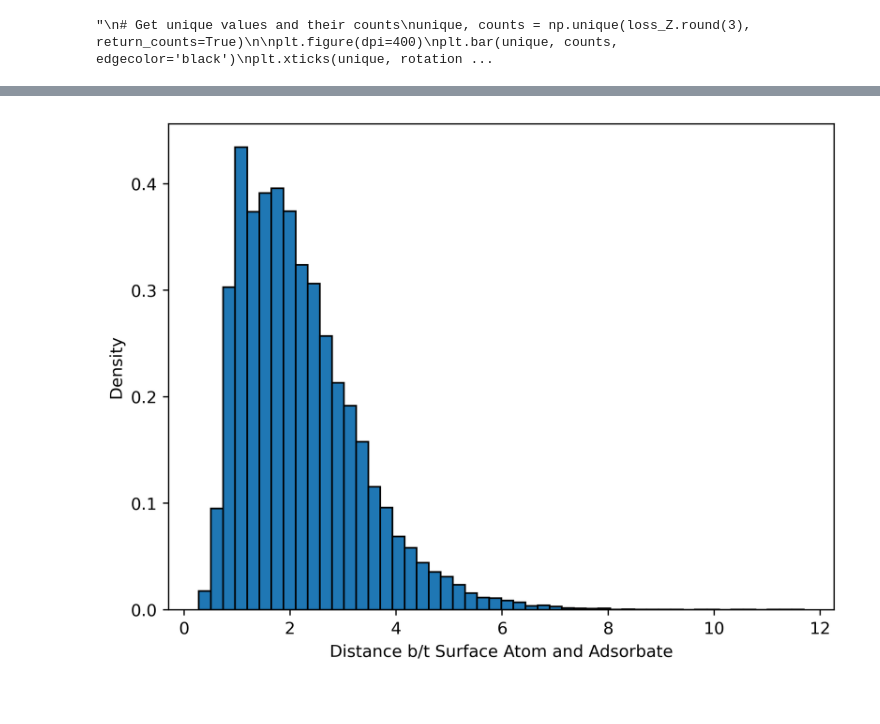
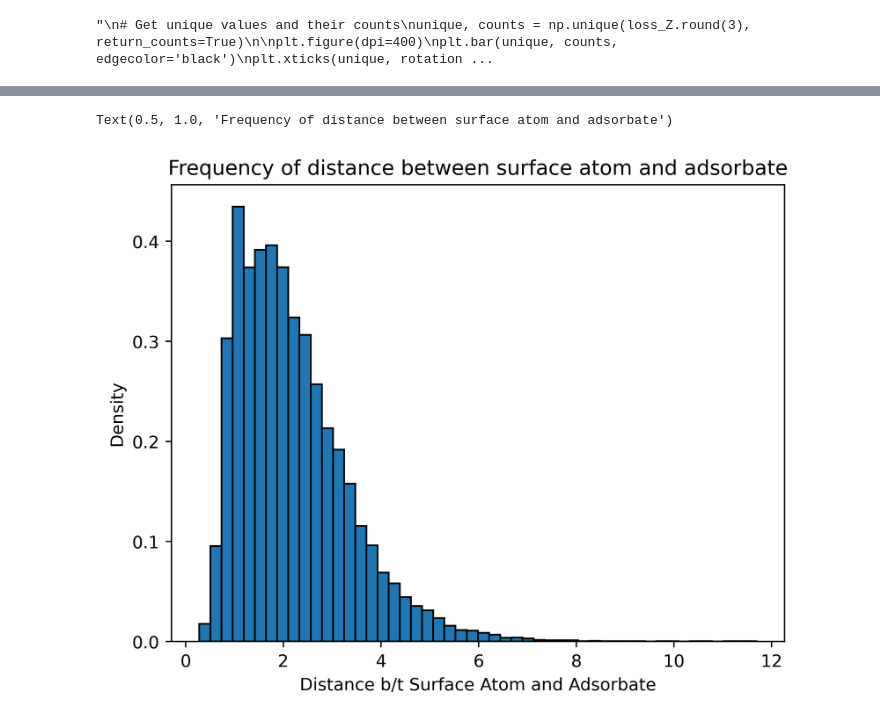
Before and after one commit to DeanMSweeney/gace, a Jupyter notebook: analysis/gemnet/loss_v_atom.ipynb, the cells around one changed output, grey strips where cells are left out. Drawn from its saved outputs; the diff is of its cells as text; code cells hidden in the pictures.

```diff
--- a/analysis/gemnet/loss_v_atom.ipynb
+++ b/analysis/gemnet/loss_v_atom.ipynb
@@ -39,12 +47,12 @@ Text(0, 0.5, 'Count Max Loss > 0.001')
 # %%
 # distribution of atomic distance between surface atom and adsorbate
 loss_displacement = np.load("loss-displacement_from_ads.npy")
 
 plt.figure(dpi=400)
 plt.hist(loss_displacement, density=True,  bins=50, edgecolor='black')
 plt.xlabel('Distance b/t Surface Atom and Adsorbate')
 plt.ylabel('Density')
-plt.tight_layout()
-plt.show()
+plt.title('Frequency of distance between surface atom and adsorbate')
 # %% [output]
+Text(0.5, 1.0, 'Frequency of distance between surface atom and adsorbate')
-[figure, old version]
+[figure, new version]
```
Also changed, not shown: parts of 10 cells of this notebook, 3 other files.
